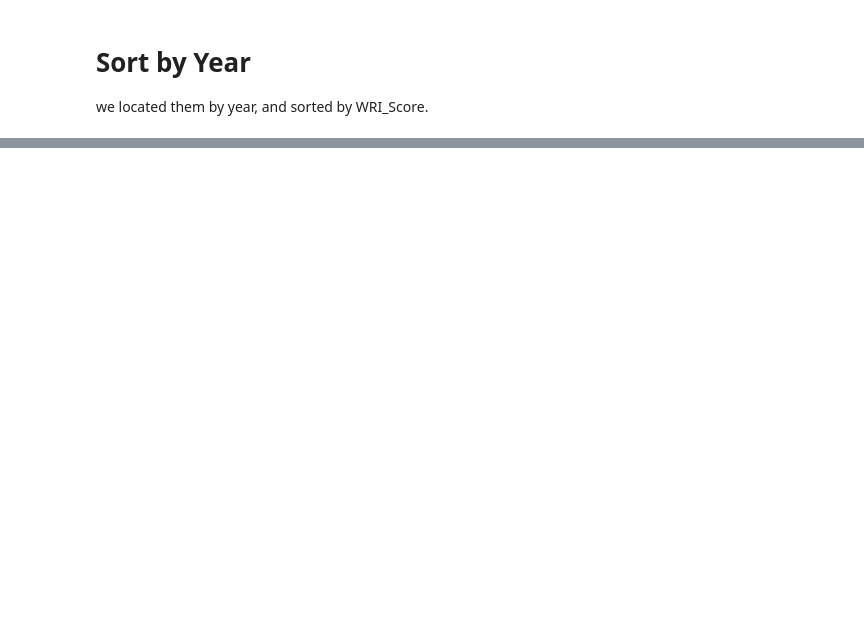
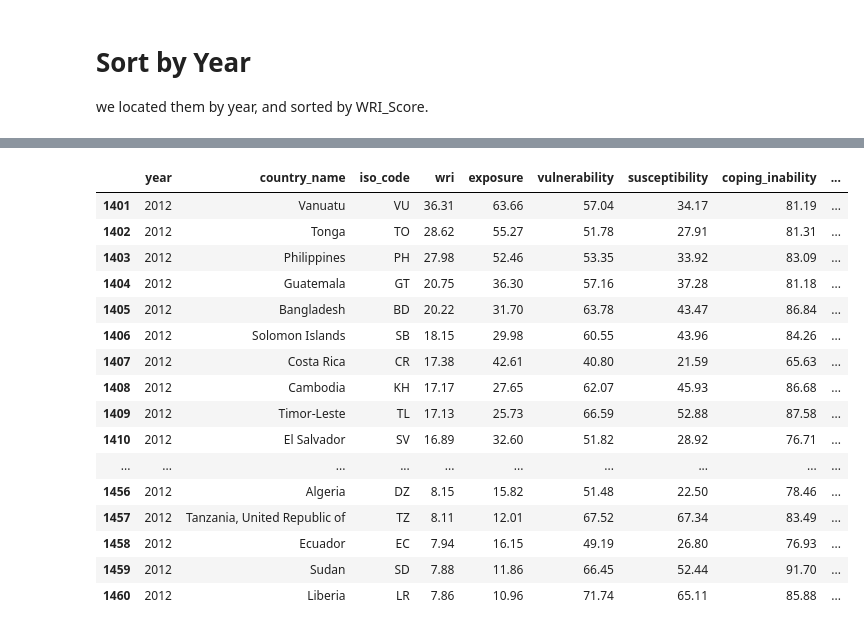
Before and after one commit to herzf012/world-disaster-risk-visualization, a Jupyter notebook: rank_by_wri.ipynb, the cells around one changed output, grey strips where cells are left out. Cells and saved outputs as stored; diff of their text form; code cells hidden in the pictures; blank space fills up the shorter version.

```diff
--- a/rank_by_wri.ipynb
+++ b/rank_by_wri.ipynb
@@ -115,0 +173,21 @@ wri_2021_df.sort_values("WRI_Score", ascending = True).head(60)
+# %%
+# bottom 60 least weather risk contries
+wri_2012_df.sort_values("wri", ascending = False).head(60)
+# %% [output]
+|  | year | country_name | iso_code | wri | exposure | vulnerability | susceptibility | coping_inability | ... |
+| 1401 | 2012 | Vanuatu | VU | 36.31 | 63.66 | 57.04 | 34.17 | 81.19 | ... |
+| 1402 | 2012 | Tonga | TO | 28.62 | 55.27 | 51.78 | 27.91 | 81.31 | ... |
+| 1403 | 2012 | Philippines | PH | 27.98 | 52.46 | 53.35 | 33.92 | 83.09 | ... |
+| 1404 | 2012 | Guatemala | GT | 20.75 | 36.30 | 57.16 | 37.28 | 81.18 | ... |
+| 1405 | 2012 | Bangladesh | BD | 20.22 | 31.70 | 63.78 | 43.47 | 86.84 | ... |
+| 1406 | 2012 | Solomon Islands | SB | 18.15 | 29.98 | 60.55 | 43.96 | 84.26 | ... |
+| 1407 | 2012 | Costa Rica | CR | 17.38 | 42.61 | 40.80 | 21.59 | 65.63 | ... |
+| 1408 | 2012 | Cambodia | KH | 17.17 | 27.65 | 62.07 | 45.93 | 86.68 | ... |
+| 1409 | 2012 | Timor-Leste | TL | 17.13 | 25.73 | 66.59 | 52.88 | 87.58 | ... |
+| 1410 | 2012 | El Salvador | SV | 16.89 | 32.60 | 51.82 | 28.92 | 76.71 | ... |
+| ... | ... | ... | ... | ... | ... | ... | ... | ... | ... |
+| 1456 | 2012 | Algeria | DZ | 8.15 | 15.82 | 51.48 | 22.50 | 78.46 | ... |
+| 1457 | 2012 | Tanzania, United Republic of | TZ | 8.11 | 12.01 | 67.52 | 67.34 | 83.49 | ... |
+| 1458 | 2012 | Ecuador | EC | 7.94 | 16.15 | 49.19 | 26.80 | 76.93 | ... |
+| 1459 | 2012 | Sudan | SD | 7.88 | 11.86 | 66.45 | 52.44 | 91.70 | ... |
+| 1460 | 2012 | Liberia | LR | 7.86 | 10.96 | 71.74 | 65.11 | 85.88 | ... |
```
Also changed, not shown: parts of 58 cells of this notebook.
